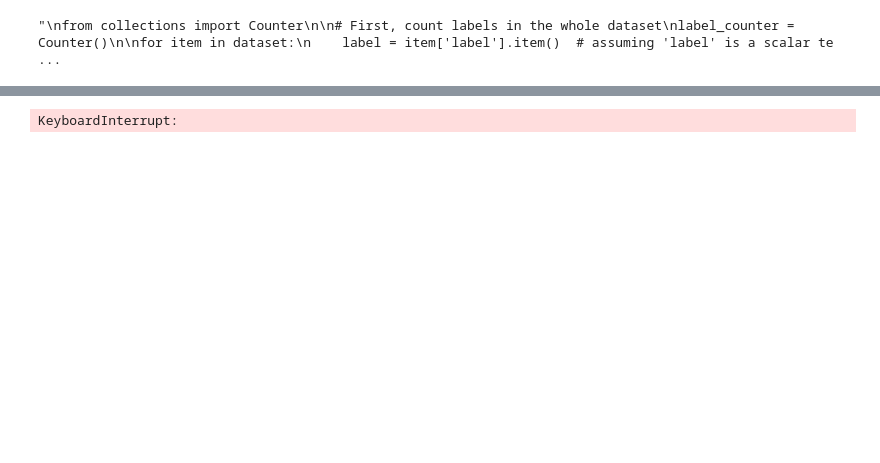
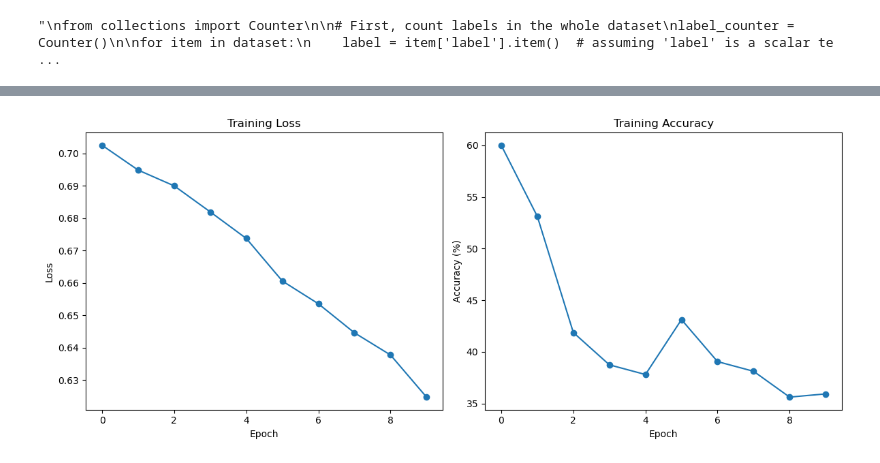
Before and after one commit to abdulmomen-ghalkha/blockage_pred, a Jupyter notebook: Preparing_datasets.ipynb, the cells around one changed output, grey strips where cells are left out. Cells and saved outputs as stored; diff of their text form; code cells hidden in the pictures; blank space fills up the shorter version.

```diff
--- a/Preparing_datasets.ipynb
+++ b/Preparing_datasets.ipynb
@@ -356,29 +359,35 @@ tensor([[ 0.0865, -0.0570],
 # %%
+import torch
+import torch.nn as nn
 import torch.optim as optim
+import matplotlib.pyplot as plt
 
-model_lidar = model_lidar.to(device := torch.device("cuda" if torch.cuda.is_available() else "cpu"))
+# Device
+device = torch.device("cuda" if torch.cuda.is_available() else "cpu")
+model_lidar = model_lidar.to(device)
 
 # Loss and optimizer
-# Make a list of weights sorted by class index
 class_weights = {0: 1.0932087765216907, 1: 6.728603435399553}
 weights_tensor = torch.tensor([class_weights[i] for i in range(len(class_weights))], dtype=torch.float).to(device)
 
-criterion = nn.CrossEntropyLoss(weight=weights_tensor)  # if you use classification
-
-#criterion = nn.CrossEntropyLoss()
+criterion = nn.CrossEntropyLoss(weight=weights_tensor)
 optimizer = optim.Adam(model_lidar.parameters(), lr=1e-4)
 
-# Single epoch (no loop)
+# Lists to store loss and accuracy
+loss_history = []
+acc_history = []
+
+# Training
 model_lidar.train()
+for epoch in range(10):
+    running_loss = 0.0
+    total = 0
+    correct = 0
 
-running_loss = 0.0
-total = 0
-correct = 0
-for epoch in range(10):
-    for inputs, i in zip(loader, range(10)):
+    for i, inputs in zip(range(10), loader):
         print(i)
         labels = inputs["label"].to(device)
-        inputs = inputs["lidar"].to(device)  # Should be (B, 2, H, W)
+        inputs = inputs["lidar"].to(device)
 
         optimizer.zero_grad()
         outputs = model_lidar(inputs)
@@ -390,10 +399,29 @@ for epoch in range(10):
         _, predicted = torch.max(outputs.data, 1)
         total += labels.size(0)
         correct += (predicted == labels).sum().item()
-        print(predicted, labels)
 
     epoch_loss = running_loss / total
     epoch_acc = 100. * correct / total
-    print(f"Loss: {epoch_loss:.4f}, Accuracy: {epoch_acc:.2f}%")
+
+    loss_history.append(epoch_loss)
+    acc_history.append(epoch_acc)
+    print(epoch_acc)
+# Plotting
+plt.figure(figsize=(12,5))
+
+plt.subplot(1,2,1)
+plt.plot(loss_history, marker='o')
+plt.title('Training Loss')
+plt.xlabel('Epoch')
+plt.ylabel('Loss')
+
+plt.subplot(1,2,2)
+plt.plot(acc_history, marker='o')
+plt.title('Training Accuracy')
+plt.xlabel('Epoch')
+plt.ylabel('Accuracy (%)')
+
+plt.tight_layout()
+plt.show()
 # %% [output]
 0
@@ -416,2 +444,2 @@ tensor([0, 0, 0, 0, 0, 0, 0, 0, 0, 0, 0, 0, 0, 0, 0, 0, 0, 0, 0, 0, 0, 0, 0, 0,
-KeyboardInterrupt:
+[figure, added]
 # %%
```
Also changed, not shown: parts of 6 cells of this notebook, 1 other file.
